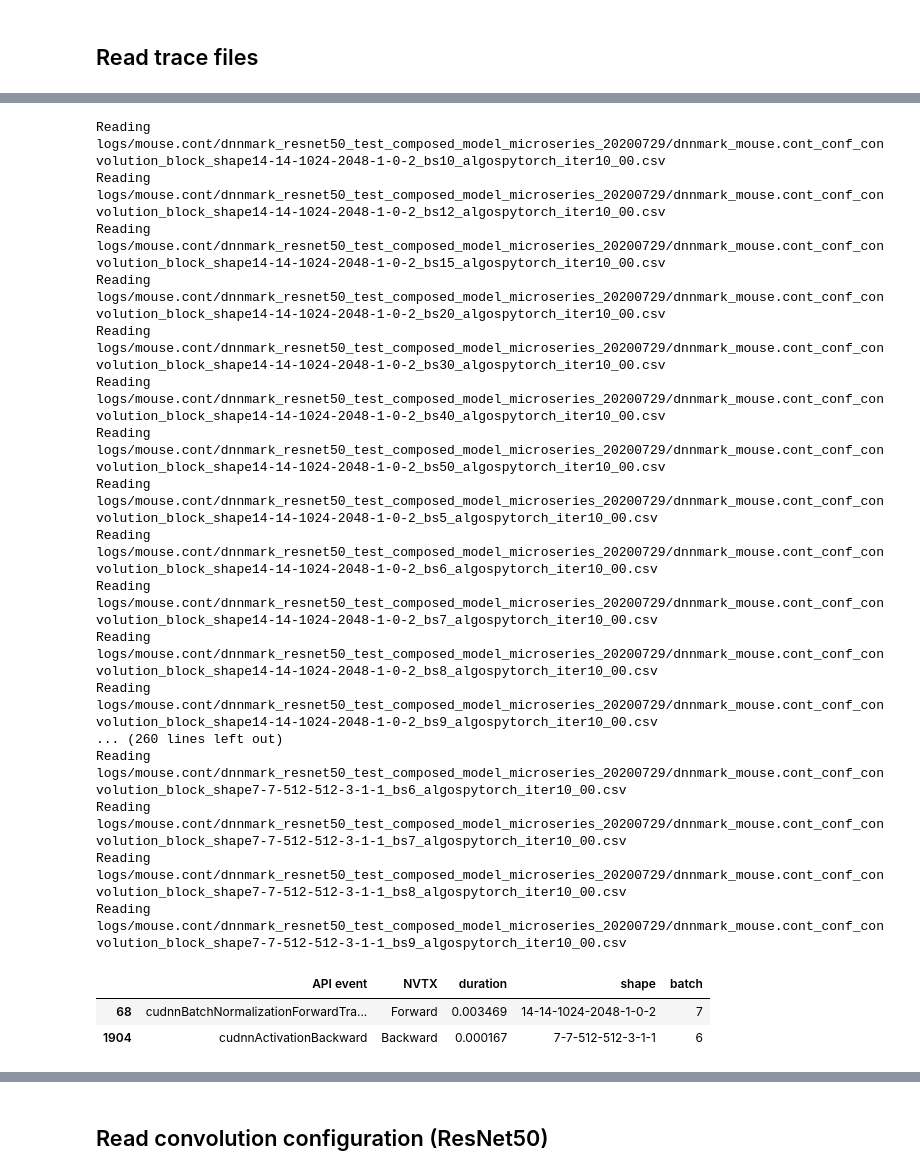
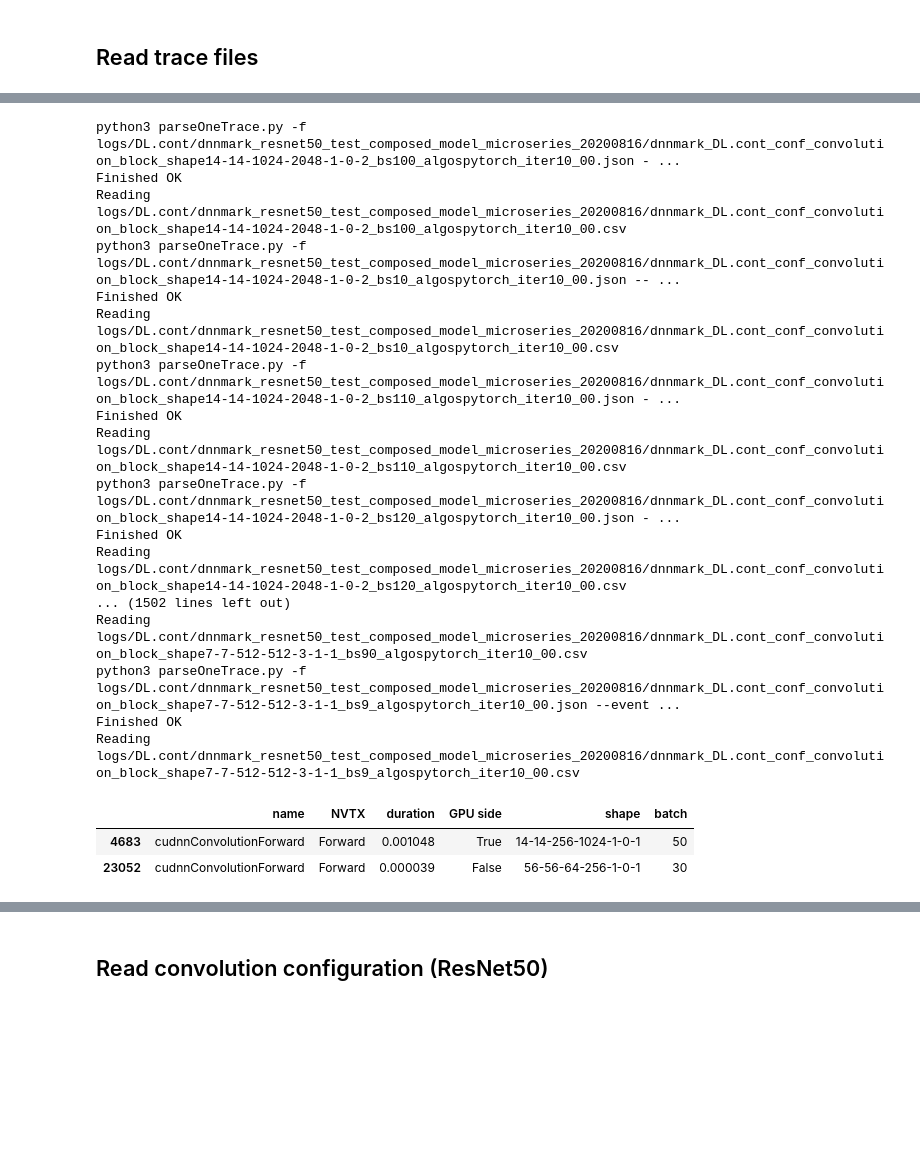
Before and after one commit to pyotr777/nsystraceparser, a Jupyter notebook: aggregateTimeFromMultipleTraces-DNNMark-resnet50.ipynb, the cells around one changed output, grey strips where cells are left out. Drawn from its saved outputs; the diff is of its cells as text; code cells hidden in the pictures; blank space fills up the shorter version.

Commit message:
Notebooks from Mouse

```diff
--- a/aggregateTimeFromMultipleTraces-DNNMark-resnet50.ipynb
+++ b/aggregateTimeFromMultipleTraces-DNNMark-resnet50.ipynb
@@ -33,5 +32,9 @@ trace_name_pattern = 'dnnmark_DL.cont_conf_convolution_block_shape([0-9\-]+)_bs(
 # %% [markdown]
 ## Read trace files
+# %%
+logdir = 'logs/DL.cont/dnnmark_resnet50_test_composed_model_microseries_20200816'
+trace_name_pattern = 'dnnmark_DL\.cont_conf_convolution_block_shape([0-9\-]+)_bs([0-9]+)_algospytorch_iter10_00\.json'
+# event_patterns = ['.*batchnormalization.*','.*sgemm.*', '.*convolution.*']
 # %%
 list_command = "ls -1 " + logdir
 files = []
@@ -77,9 +80,9 @@ block_shape7-7-512-512-3-1-1_bs9_algospytorch_iter10_00.json 7-7-512-512-3-1-1 9
 # %%
-event_patterns = ['.*batchnormalization.*','.*activation.*', '.*convolution.*']
+event_patterns = ['.*convolution.*']
 results = None
 # maxfiles = 10
 # filecounter = 0
-convert_traces = False
+convert_traces = True
 for m, s, tracefile in zip(mbs, shapes, files):
     events = ' '.join(event_patterns)
     if convert_traces:
@@ -92,53 +95,53 @@ for m, s, tracefile in zip(mbs, shapes, files):
         if p.returncode == 0:
             print('Finished OK')
             pass
         else:
             print(p.stdout.decode('utf-8'))
             print('ERROR')
             print(p.stderr.decode('utf-8'))
     # Read data from CSV file
     directory = os.path.dirname(tracefile)
     csvfile = ('.').join(os.path.basename(
         tracefile).split('.')[:-1])  # Filename without extension
     csvfile = csvfile + '.csv'
     csvfile = os.path.join(directory, csvfile)
     print('Reading {}'.format(csvfile))
     df_ = pd.read_csv(csvfile)
     df_['shape'] = s
     df_['batch'] = m
 #     display(df_.head())
     if results is None:
         results = df_
     else:
         results = results.append(df_, ignore_index=True)
 
 #     filecounter += 1
 #     if filecounter >= maxfiles:
 #         break
 
 results['batch'] = results['batch'].astype(int)
 results.sample(n=2)
 # %% [output]
-Reading logs/mouse.cont/dnnmark_resnet50_test_composed_model_microseries_20200729/dnnmark_mouse.cont_conf_convolution_block_shape14-14-1024-2048-1-0-2_bs10_algospytorch_iter10_00.csv
-Reading logs/mouse.cont/dnnmark_resnet50_test_composed_model_microseries_20200729/dnnmark_mouse.cont_conf_convolution_block_shape14-14-1024-2048-1-0-2_bs12_algospytorch_iter10_00.csv
-Reading logs/mouse.cont/dnnmark_resnet50_test_composed_model_microseries_20200729/dnnmark_mouse.cont_conf_convolution_block_shape14-14-1024-2048-1-0-2_bs15_algospytorch_iter10_00.csv
-Reading logs/mouse.cont/dnnmark_resnet50_test_composed_model_microseries_20200729/dnnmark_mouse.cont_conf_convolution_block_shape14-14-1024-2048-1-0-2_bs20_algospytorch_iter10_00.csv
-Reading logs/mouse.cont/dnnmark_resnet50_test_composed_model_microseries_20200729/dnnmark_mouse.cont_conf_convolution_block_shape14-14-1024-2048-1-0-2_bs30_algospytorch_iter10_00.csv
-Reading logs/mouse.cont/dnnmark_resnet50_test_composed_model_microseries_20200729/dnnmark_mouse.cont_conf_convolution_block_shape14-14-1024-2048-1-0-2_bs40_algospytorch_iter10_00.csv
-Reading logs/mouse.cont/dnnmark_resnet50_test_composed_model_microseries_20200729/dnnmark_mouse.cont_conf_convolution_block_shape14-14-1024-2048-1-0-2_bs50_algospytorch_iter10_00.csv
-Reading logs/mouse.cont/dnnmark_resnet50_test_composed_model_microseries_20200729/dnnmark_mouse.cont_conf_convolution_block_shape14-14-1024-2048-1-0-2_bs5_algospytorch_iter10_00.csv
-Reading logs/mouse.cont/dnnmark_resnet50_test_composed_model_microseries_20200729/dnnmark_mouse.cont_conf_convolution_block_shape14-14-1024-2048-1-0-2_bs6_algospytorch_iter10_00.csv
-Reading logs/mouse.cont/dnnmark_resnet50_test_composed_model_microseries_20200729/dnnmark_mouse.cont_conf_convolution_block_shape14-14-1024-2048-1-0-2_bs7_algospytorch_iter10_00.csv
-Reading logs/mouse.cont/dnnmark_resnet50_test_composed_model_microseries_20200729/dnnmark_mouse.cont_conf_convolution_block_shape14-14-1024-2048-1-0-2_bs8_algospytorch_iter10_00.csv
-Reading logs/mouse.cont/dnnmark_resnet50_test_composed_model_microseries_20200729/dnnmark_mouse.cont_conf_convolution_block_shape14-14-1024-2048-1-0-2_bs9_algospytorch_iter10_00.csv
-... (260 lines left out)
-Reading logs/mouse.cont/dnnmark_resnet50_test_composed_model_microseries_20200729/dnnmark_mouse.cont_conf_convolution_block_shape7-7-512-512-3-1-1_bs6_algospytorch_iter10_00.csv
-Reading logs/mouse.cont/dnnmark_resnet50_test_composed_model_microseries_20200729/dnnmark_mouse.cont_conf_convolution_block_shape7-7-512-512-3-1-1_bs7_algospytorch_iter10_00.csv
-Reading logs/mouse.cont/dnnmark_resnet50_test_composed_model_microseries_20200729/dnnmark_mouse.cont_conf_convolution_block_shape7-7-512-512-3-1-1_bs8_algospytorch_iter10_00.csv
-Reading logs/mouse.cont/dnnmark_resnet50_test_composed_model_microseries_20200729/dnnmark_mouse.cont_conf_convolution_block_shape7-7-512-512-3-1-1_bs9_algospytorch_iter10_00.csv
+python3 parseOneTrace.py -f logs/DL.cont/dnnmark_resnet50_test_composed_model_microseries_20200816/dnnmark_DL.cont_conf_convolution_block_shape14-14-1024-2048-1-0-2_bs100_algospytorch_iter10_00.json - ...
+Finished OK
+Reading logs/DL.cont/dnnmark_resnet50_test_composed_model_microseries_20200816/dnnmark_DL.cont_conf_convolution_block_shape14-14-1024-2048-1-0-2_bs100_algospytorch_iter10_00.csv
+python3 parseOneTrace.py -f logs/DL.cont/dnnmark_resnet50_test_composed_model_microseries_20200816/dnnmark_DL.cont_conf_convolution_block_shape14-14-1024-2048-1-0-2_bs10_algospytorch_iter10_00.json -- ...
+Finished OK
+Reading logs/DL.cont/dnnmark_resnet50_test_composed_model_microseries_20200816/dnnmark_DL.cont_conf_convolution_block_shape14-14-1024-2048-1-0-2_bs10_algospytorch_iter10_00.csv
+python3 parseOneTrace.py -f logs/DL.cont/dnnmark_resnet50_test_composed_model_microseries_20200816/dnnmark_DL.cont_conf_convolution_block_shape14-14-1024-2048-1-0-2_bs110_algospytorch_iter10_00.json - ...
+Finished OK
+Reading logs/DL.cont/dnnmark_resnet50_test_composed_model_microseries_20200816/dnnmark_DL.cont_conf_convolution_block_shape14-14-1024-2048-1-0-2_bs110_algospytorch_iter10_00.csv
+python3 parseOneTrace.py -f logs/DL.cont/dnnmark_resnet50_test_composed_model_microseries_20200816/dnnmark_DL.cont_conf_convolution_block_shape14-14-1024-2048-1-0-2_bs120_algospytorch_iter10_00.json - ...
+Finished OK
+Reading logs/DL.cont/dnnmark_resnet50_test_composed_model_microseries_20200816/dnnmark_DL.cont_conf_convolution_block_shape14-14-1024-2048-1-0-2_bs120_algospytorch_iter10_00.csv
+... (1502 lines left out)
+Reading logs/DL.cont/dnnmark_resnet50_test_composed_model_microseries_20200816/dnnmark_DL.cont_conf_convolution_block_shape7-7-512-512-3-1-1_bs90_algospytorch_iter10_00.csv
+python3 parseOneTrace.py -f logs/DL.cont/dnnmark_resnet50_test_composed_model_microseries_20200816/dnnmark_DL.cont_conf_convolution_block_shape7-7-512-512-3-1-1_bs9_algospytorch_iter10_00.json --event ...
+Finished OK
+Reading logs/DL.cont/dnnmark_resnet50_test_composed_model_microseries_20200816/dnnmark_DL.cont_conf_convolution_block_shape7-7-512-512-3-1-1_bs9_algospytorch_iter10_00.csv
-|  | API event | NVTX | duration | shape | batch |
-| 68 | cudnnBatchNormalizationForwardTra... | Forward | 0.003469 | 14-14-1024-2048-1-0-2 | 7 |
-| 1904 | cudnnActivationBackward | Backward | 0.000167 | 7-7-512-512-3-1-1 | 6 |
+|  | name | NVTX | duration | GPU side | shape | batch |
+| 4683 | cudnnConvolutionForward | Forward | 0.001048 | True | 14-14-256-1024-1-0-1 | 50 |
+| 23052 | cudnnConvolutionForward | Forward | 0.000039 | False | 56-56-64-256-1-0-1 | 30 |
 # %%
 print(results.dtypes)
 print(results.shape[0])
```
Also changed, not shown: parts of 16 cells of this notebook, 1 other file.
